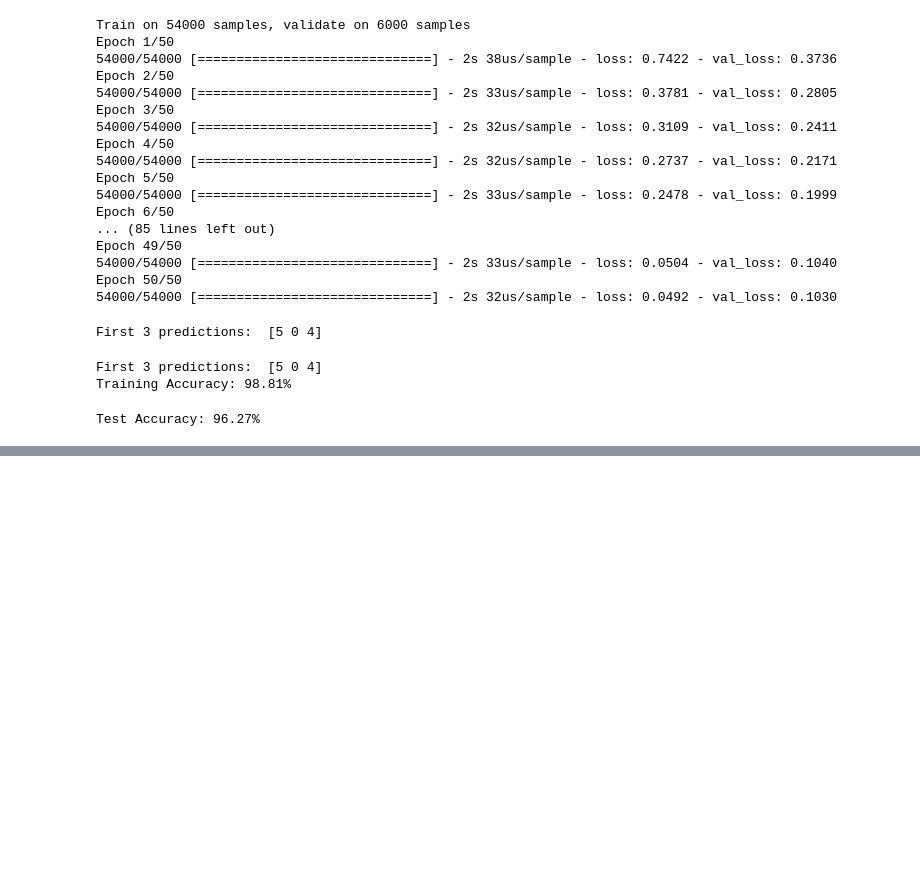
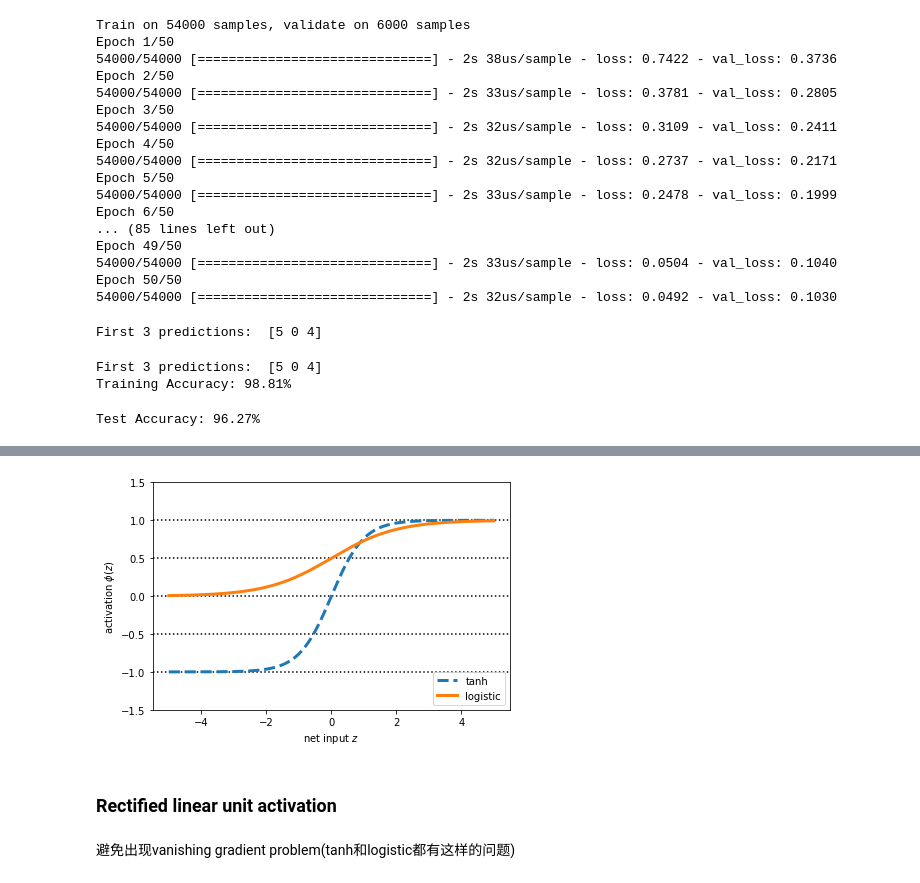
Before and after one commit to zhiwei-Feng/Python-Machine-Learning-Notebooks, a Jupyter notebook: Chapter13/chapter13.ipynb, the cells around one changed output, grey strips where cells are left out. Cells and saved outputs as stored; diff of their text form; code cells hidden in the pictures; blank space fills up the shorter version.

```diff
--- a/Chapter13/chapter13.ipynb
+++ b/Chapter13/chapter13.ipynb
@@ -387,0 +483,24 @@ Test Accuracy: 96.27%
+# %%
+# tanh, logistic已经被实现在相应的库中
+tanh_act = np.tanh(z)
+from scipy.special import expit
+log_act = expit(z)
+plt.ylim([-1.5, 1.5])
+plt.xlabel('net input $z$')
+plt.ylabel('activation $\phi(z)$')
+plt.axhline(1, color='black', linestyle=':')
+plt.axhline(0.5, color='black', linestyle=':')
+plt.axhline(0, color='black', linestyle=':')
+plt.axhline(-0.5, color='black', linestyle=':')
+plt.axhline(-1, color='black', linestyle=':')
+plt.plot(z, tanh_act, linewidth=3, linestyle='--', label='tanh')
+plt.plot(z, log_act, linewidth=3, label='logistic')
+plt.legend(loc='lower right')
+plt.tight_layout()
+plt.show()
+# %% [output]
+[figure, added]
+# %% [markdown]
+### Rectified linear unit activation
+# %% [markdown]
+避免出现vanishing gradient problem(tanh和logistic都有这样的问题)
```
Also changed, not shown: parts of 12 cells of this notebook, 1 other file.
